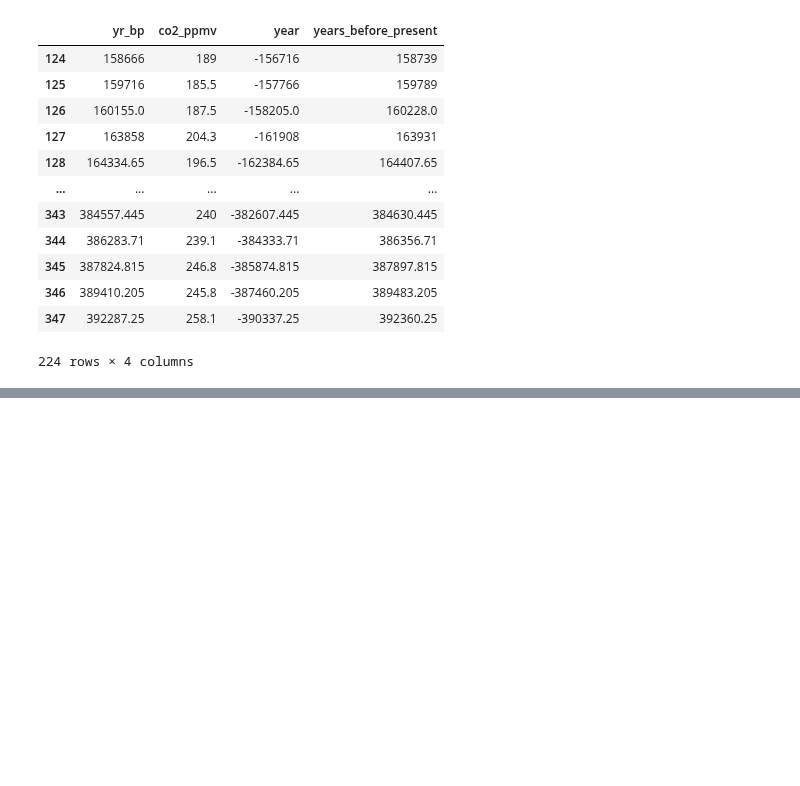
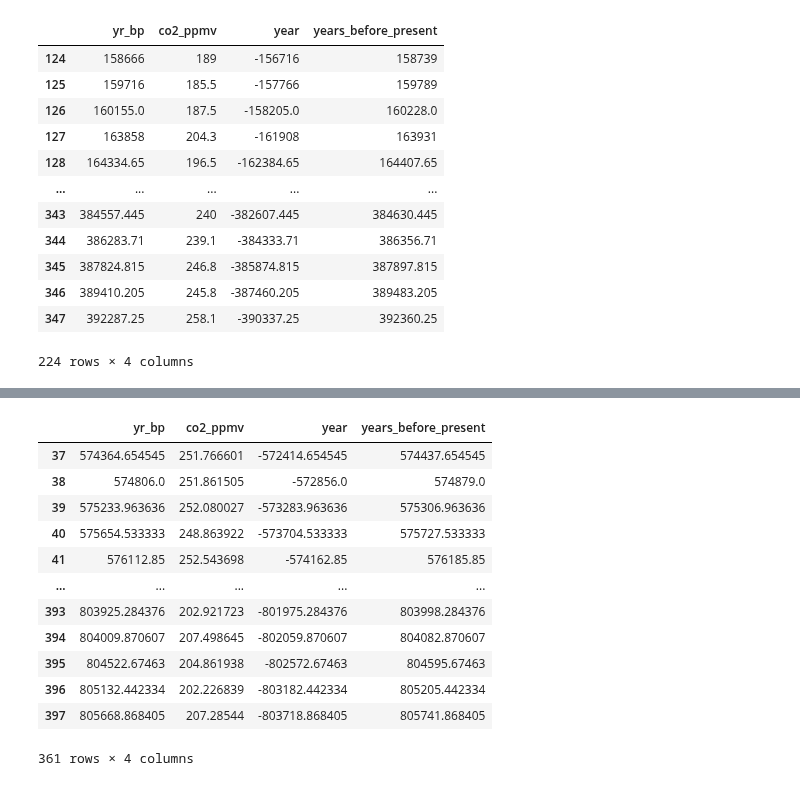
Before and after one commit to humphs078/Owner-avatar-programming_for_data_analysis_assignment_2, a Jupyter notebook: rough_work/ml_test_.ipynb, the cells around one changed output, grey strips where cells are left out. Cells and saved outputs as stored; diff of their text form; code cells hidden in the pictures; blank space fills up the shorter version.

```diff
--- a/rough_work/ml_test_.ipynb
+++ b/rough_work/ml_test_.ipynb
@@ -219,2 +265,18 @@ siegenthaler = master_data.iloc[7:348, 20:22]
+# %%
+year(bereiter_3)
+# %% [output]
+|  | yr_bp | co2_ppmv | year | years_before_present |
+| 37 | 574364.654545 | 251.766601 | -572414.654545 | 574437.654545 |
+| 38 | 574806.0 | 251.861505 | -572856.0 | 574879.0 |
+| 39 | 575233.963636 | 252.080027 | -573283.963636 | 575306.963636 |
+| 40 | 575654.533333 | 248.863922 | -573704.533333 | 575727.533333 |
+| 41 | 576112.85 | 252.543698 | -574162.85 | 576185.85 |
+| ... | ... | ... | ... | ... |
+| 393 | 803925.284376 | 202.921723 | -801975.284376 | 803998.284376 |
+| 394 | 804009.870607 | 207.498645 | -802059.870607 | 804082.870607 |
+| 395 | 804522.67463 | 204.861938 | -802572.67463 | 804595.67463 |
+| 396 | 805132.442334 | 202.226839 | -803182.442334 | 805205.442334 |
+| 397 | 805668.868405 | 207.28544 | -803718.868405 | 805741.868405 |
+361 rows × 4 columns
 # %%
 fig, ax = plt.subplots(figsize=(15,10))
```
Also changed, not shown: parts of 9 cells of this notebook.
